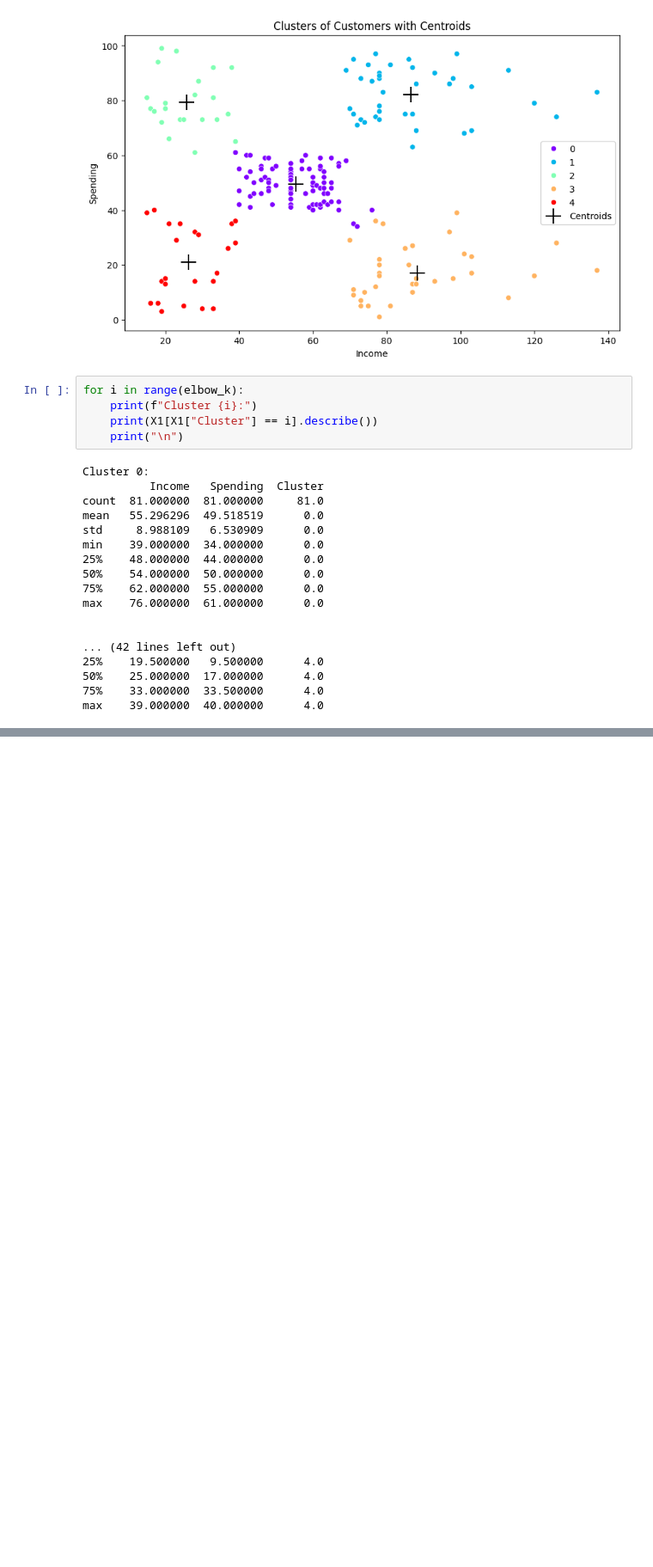
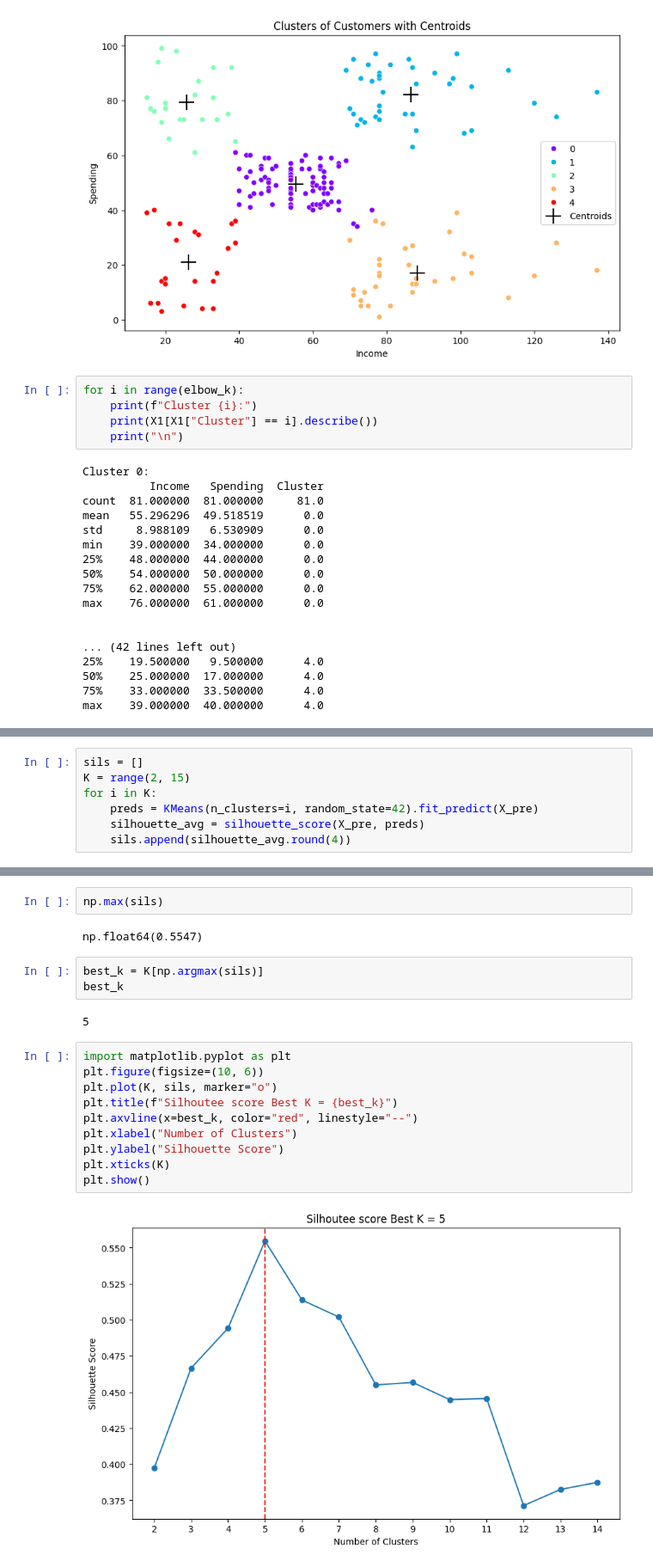
Before and after one commit to utkarshg1/test_kneed, a Jupyter notebook: kneed.ipynb, the cells around one changed output, grey strips where cells are left out. Shown at 86% size. Cells and saved outputs as stored; diff of their text form; blank space fills up the shorter version.

```diff
--- a/kneed.ipynb
+++ b/kneed.ipynb
@@ -174,0 +250,7 @@ max    39.000000  40.000000      4.0
+# %%
+sils = []
+K = range(2, 15)
+for i in K:
+    preds = KMeans(n_clusters=i, random_state=42).fit_predict(X_pre)
+    silhouette_avg = silhouette_score(X_pre, preds)
+    sils.append(silhouette_avg.round(4))
@@ -174,0 +273,21 @@ max    39.000000  40.000000      4.0
+# %%
+np.max(sils)
+# %% [output]
+np.float64(0.5547)
+# %%
+best_k = K[np.argmax(sils)]
+best_k
+# %% [output]
+5
+# %%
+import matplotlib.pyplot as plt
+plt.figure(figsize=(10, 6))
+plt.plot(K, sils, marker="o")
+plt.title(f"Silhoutee score Best K = {best_k}")
+plt.axvline(x=best_k, color="red", linestyle="--")
+plt.xlabel("Number of Clusters")
+plt.ylabel("Silhouette Score")
+plt.xticks(K)
+plt.show()
+# %% [output]
+[figure, added]
```
Also changed, not shown: parts of 8 cells of this notebook.
